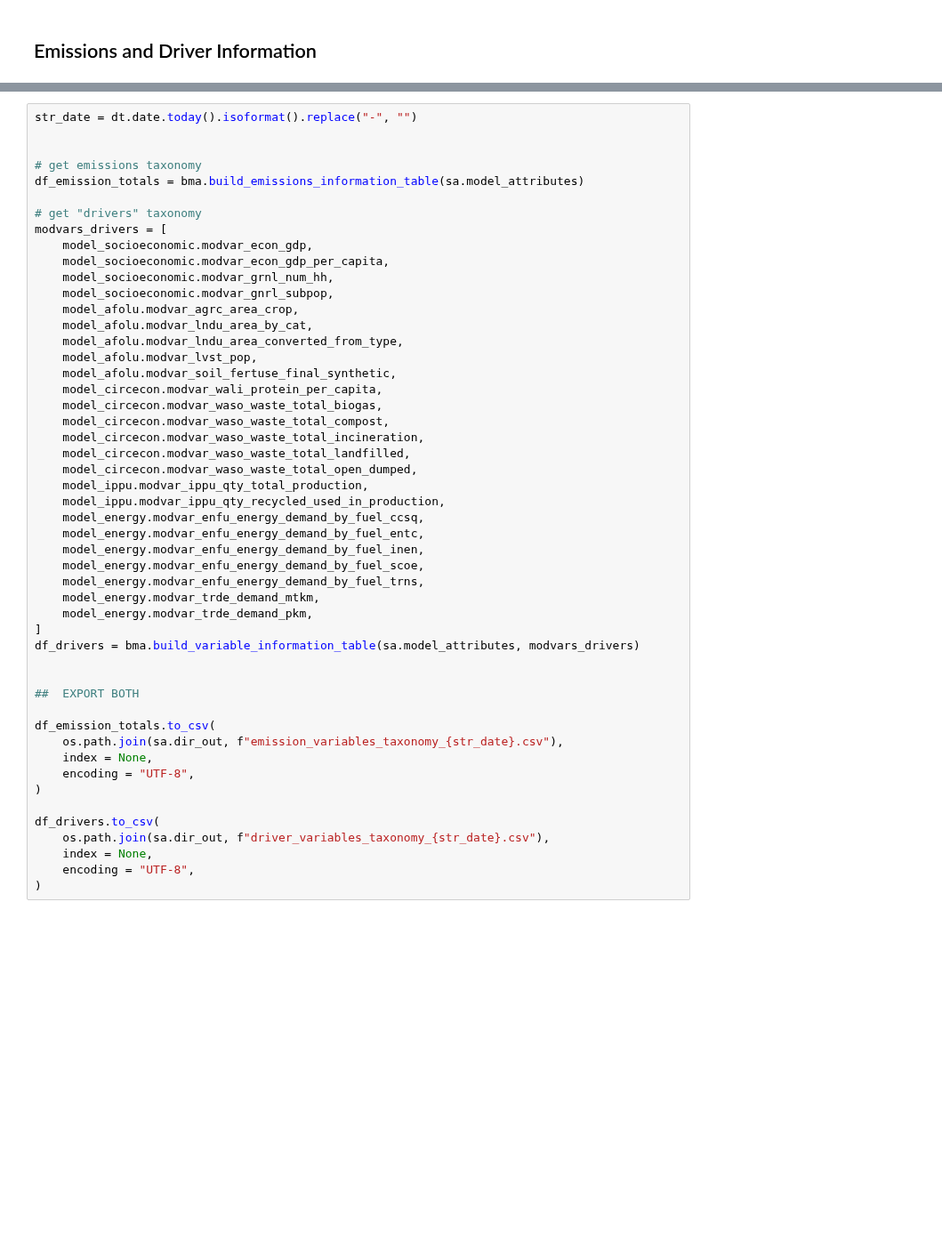
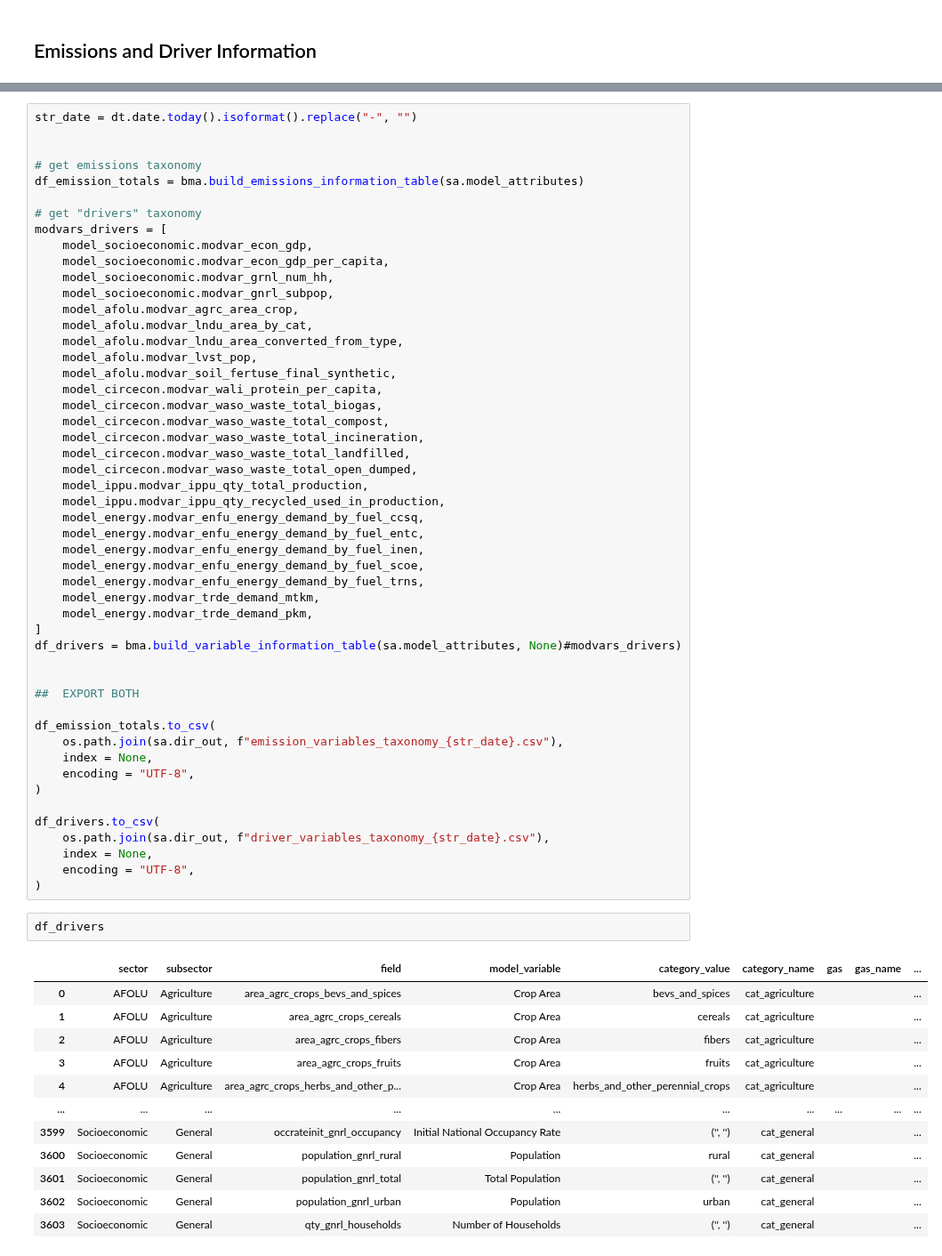
Before and after one commit to jcsyme/sisepuede, a Jupyter notebook: python/build_information_tables.ipynb, the cells around one changed output, grey strips where cells are left out. Shown at 89% size. Saved outputs shown, nothing was run; the diff lists cells and outputs as text; blank space fills up the shorter version.

```diff
--- a/python/build_information_tables.ipynb
+++ b/python/build_information_tables.ipynb
@@ -67,7 +73,7 @@ modvars_drivers = [
     model_energy.modvar_trde_demand_mtkm,
     model_energy.modvar_trde_demand_pkm,
 ]
-df_drivers = bma.build_variable_information_table(sa.model_attributes, modvars_drivers)
+df_drivers = bma.build_variable_information_table(sa.model_attributes, None)#modvars_drivers)
 
 
 ##  EXPORT BOTH
@@ -83,3 +89,18 @@ df_drivers.to_csv(
     index = None,
     encoding = "UTF-8",
 )
+# %%
+df_drivers
+# %% [output]
+|  | sector | subsector | field | model_variable | category_value | category_name | gas | gas_name | ... |
+| 0 | AFOLU | Agriculture | area_agrc_crops_bevs_and_spices | Crop Area | bevs_and_spices | cat_agriculture |  |  | ... |
+| 1 | AFOLU | Agriculture | area_agrc_crops_cereals | Crop Area | cereals | cat_agriculture |  |  | ... |
+| 2 | AFOLU | Agriculture | area_agrc_crops_fibers | Crop Area | fibers | cat_agriculture |  |  | ... |
+| 3 | AFOLU | Agriculture | area_agrc_crops_fruits | Crop Area | fruits | cat_agriculture |  |  | ... |
+| 4 | AFOLU | Agriculture | area_agrc_crops_herbs_and_other_p... | Crop Area | herbs_and_other_perennial_crops | cat_agriculture |  |  | ... |
+| ... | ... | ... | ... | ... | ... | ... | ... | ... | ... |
+| 3599 | Socioeconomic | General | occrateinit_gnrl_occupancy | Initial National Occupancy Rate | ('', '') | cat_general |  |  | ... |
+| 3600 | Socioeconomic | General | population_gnrl_rural | Population | rural | cat_general |  |  | ... |
+| 3601 | Socioeconomic | General | population_gnrl_total | Total Population | ('', '') | cat_general |  |  | ... |
+| 3602 | Socioeconomic | General | population_gnrl_urban | Population | urban | cat_general |  |  | ... |
+| 3603 | Socioeconomic | General | qty_gnrl_households | Number of Households | ('', '') | cat_general |  |  | ... |
```
Also changed, not shown: parts of 3 cells of this notebook, 35 other files.
